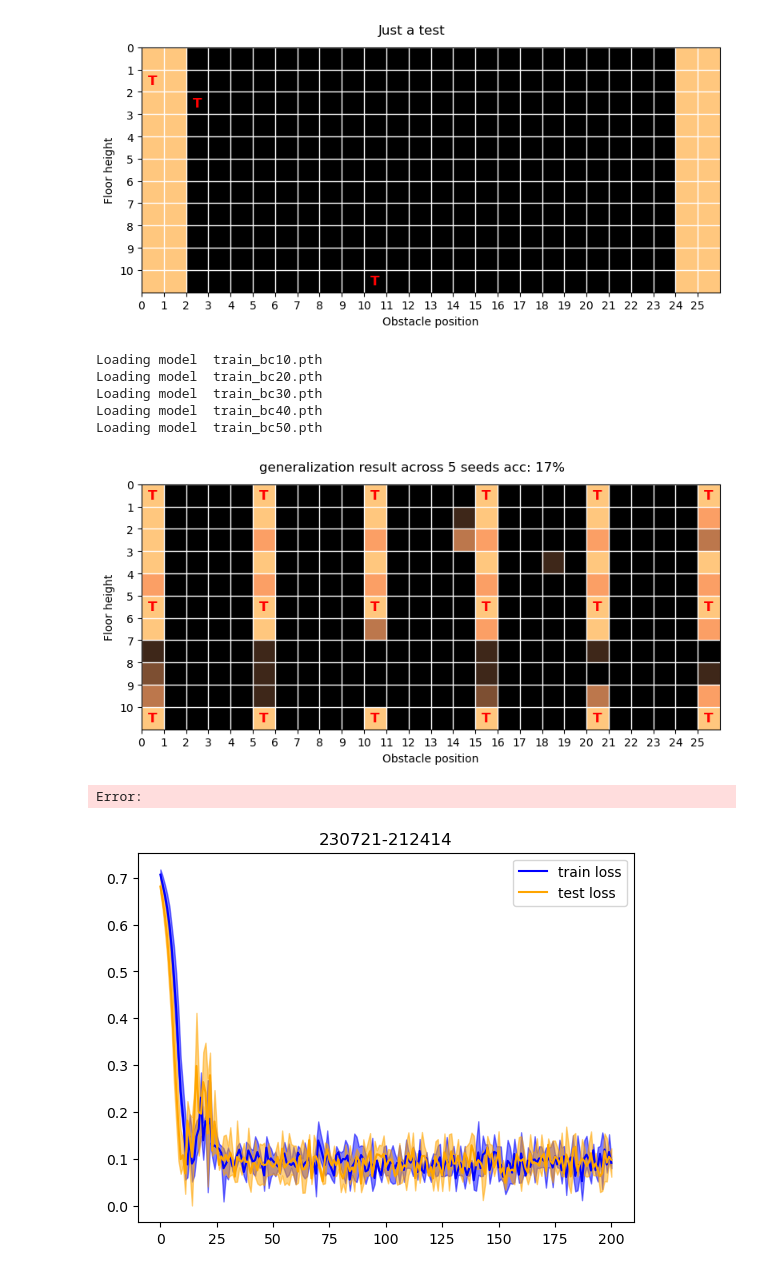
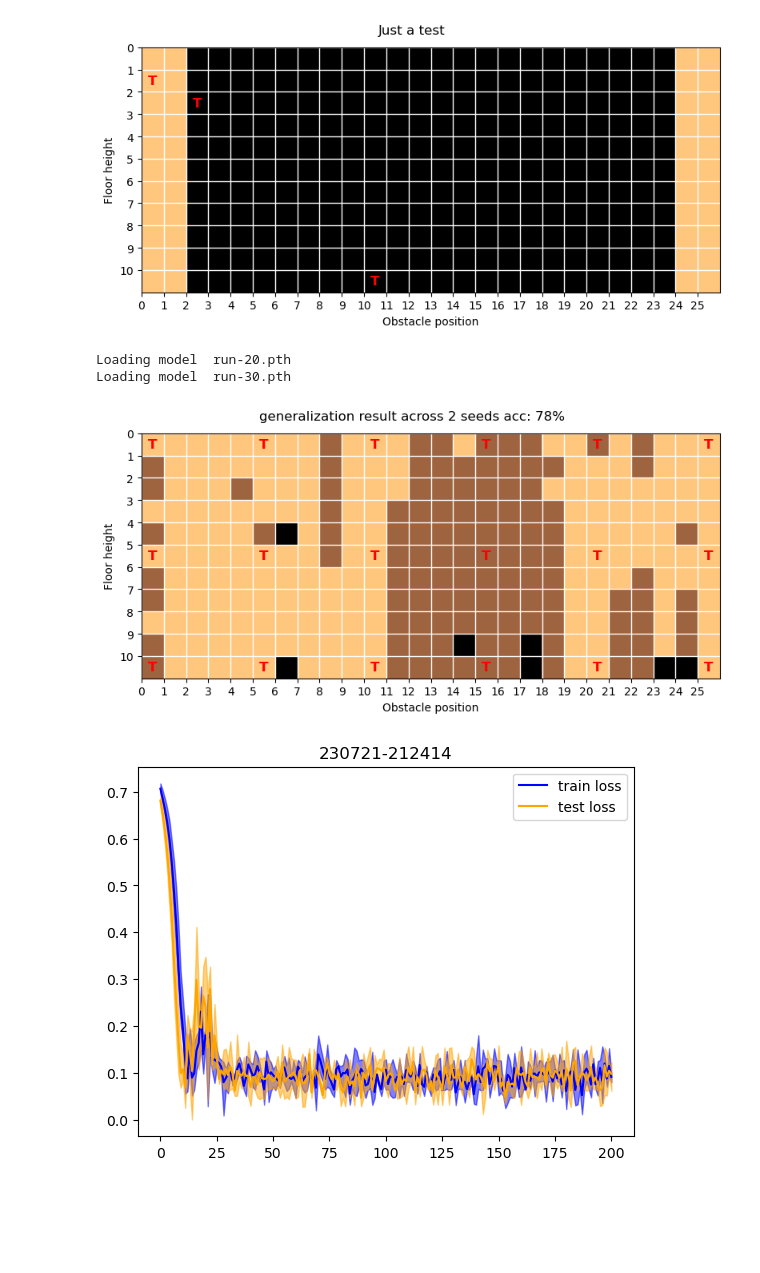
Before and after one commit to manusimidt/jku_master_thesis, a Jupyter notebook: jumping/visualize_configuration.ipynb, the cells around one changed output. Drawn from its saved outputs; the diff is of its cells as text; code cells hidden in the pictures; blank space fills up the shorter version.

```diff
--- a/jumping/visualize_configuration.ipynb
+++ b/jumping/visualize_configuration.ipynb
@@ -30,7 +30,7 @@ plt.show()
 [figure]
 # %%
 render = False
-folder_name: str = './jumping/experiments/230720-104820/'
+folder_name: str = './jumping/experiments/230808-093539/'
 
 
 def play_episode(model: ActorNet, env: VanillaEnv)->bool:
@@ -60,41 +60,37 @@ for models_name in models_names:
     print("Loading model ", models_name)
 
     for obs_pos_idx in range(len(obstacle_pos)):
         for floor_height_idx in range(len(floor_height)):
             curr_obs_pos = obstacle_pos[obs_pos_idx]
             curr_floor_height = floor_height[floor_height_idx]
 
             # todo load the model and check performance for all configurations
             env = VanillaEnv([(curr_obs_pos, curr_floor_height),], rendering=render)
 
             model = ActorNet()
-            ckp = torch.load(folder_name + models_name)
+            ckp = torch.load(folder_name + models_name, map_location=torch.device('cpu'))
             model.load_state_dict(ckp['state_dict'])
             train_info = ckp['info']
 
 
 
             is_solved = play_episode(model, env)
 
             if is_solved:
                 grid[obs_pos_idx][floor_height_idx] += 1/len(models_names)
                 solved_counter += 1
             else:
                 failed_counter += 1
 
 acc = round(solved_counter * 100 / (solved_counter + failed_counter))
 fig = plot_evaluation_grid(np.fliplr(grid), map_conf_to_index(obstacle_pos, floor_height, train_info['conf']))
 fig.suptitle(f"generalization result across {len(models_names)} seeds acc: {acc}%")
 plt.savefig(folder_name + 'generalization.png')
 plt.show()
 # %% [output]
-Loading model  train_bc10.pth
-Loading model  train_bc20.pth
-Loading model  train_bc30.pth
-Loading model  train_bc40.pth
-Loading model  train_bc50.pth
+Loading model  run-20.pth
+Loading model  run-30.pth
-[figure, old version]
+[figure, new version]
-Error:
 # %%
 # folder_name: str = './experiments/230721-212414/'
 log_names = [n for n in os.listdir(folder_name) if n.endswith('.csv')]
```
Also changed, not shown: 3 other files.
